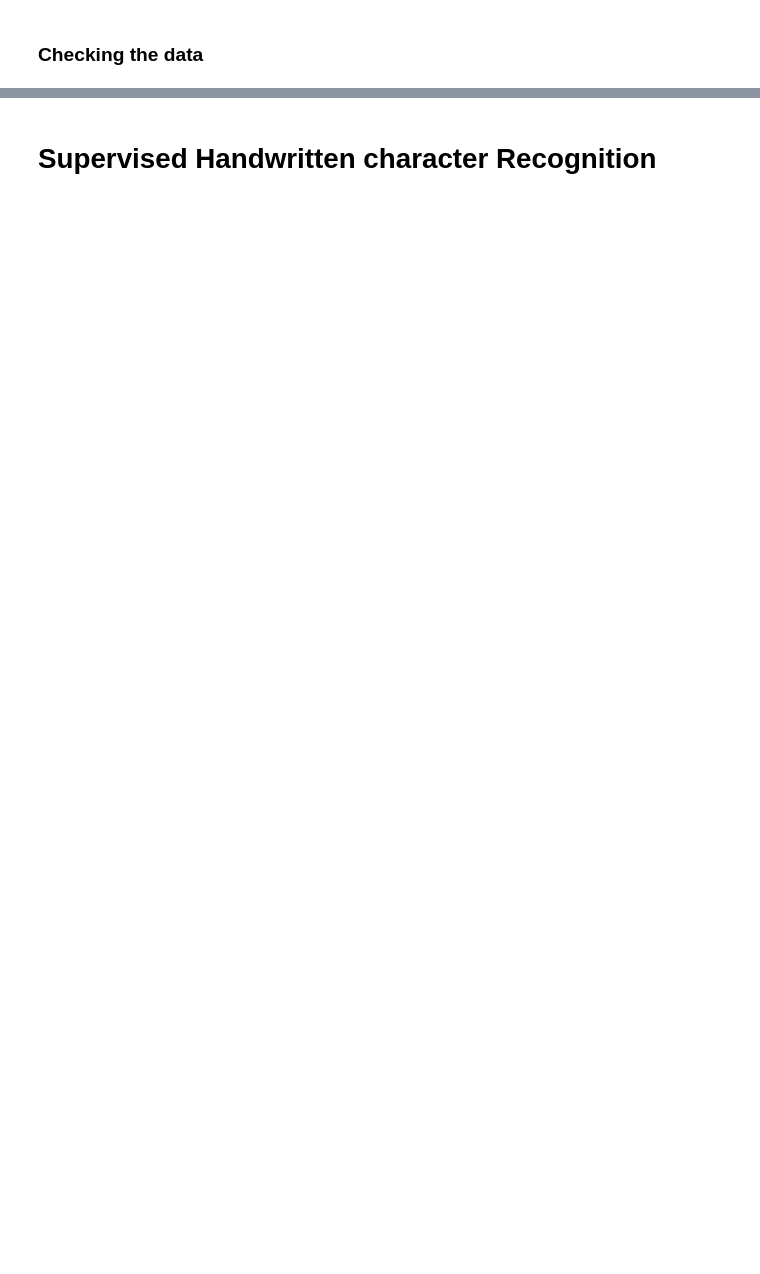
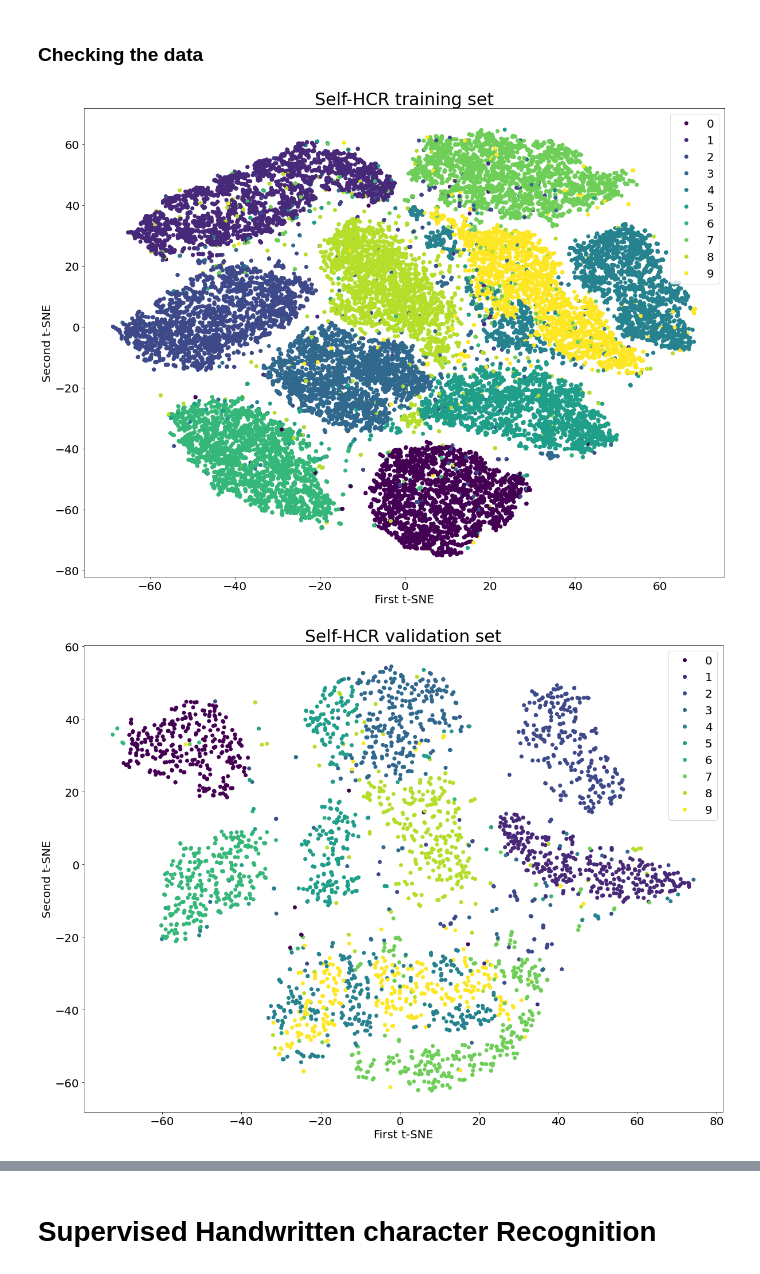
Before and after one commit to Lisa-dk/self-supervised-mnist, a Jupyter notebook: HTR_mwe.ipynb, the cells around one changed output, grey strips where cells are left out. Saved outputs shown, nothing was run; the diff lists cells and outputs as text; code cells hidden in the pictures; blank space fills up the shorter version.

Commit message:
Added augmentation, adjusted architecture, added tsne + class balance plots

```diff
--- a/HTR_mwe.ipynb
+++ b/HTR_mwe.ipynb
@@ -14,7 +14,7 @@ import imgaug.augmenters as iaa
 import random
 import cv2
 # %%
-aug = True
+aug = False
 plot = True if not aug else False
 # %%
 random_state = 42
@@ -133,11 +136,12 @@ if plot:
 	scatter = plt.scatter(x_train_tsne_results[:,0], x_train_tsne_results[:,1], c=np.argmax(y_train, axis=1))
 	handles, _ = scatter.legend_elements(prop='colors')
 	plt.legend(handles, np.unique(np.argmax(y_train[:10000], axis=1)), prop = { "size": 20 }, loc="upper right")
-	plt.title("Training set", fontsize=30)
+	plt.title("Self-HCR training set", fontsize=30)
 	plt.xlabel("First t-SNE", fontsize=20)
 	plt.ylabel("Second t-SNE", fontsize=20)
 	plt.yticks(fontsize=20)
 	plt.xticks(fontsize=20)
+	plt.savefig("./datavis/selfhcr_tr_tsne.png", dpi=300)
 	plt.show()
 
 	plt.rcParams['figure.figsize'] = [20, 15]
@@ -145,33 +149,39 @@ if plot:
 	scatter = plt.scatter(x_val_tsne_res[:,0], x_val_tsne_res[:,1], c=np.argmax(y_val, axis=1))
 	handles, _ = scatter.legend_elements(prop='colors')
 	plt.legend(handles, np.unique(np.argmax(y_train[:10000], axis=1)), prop = { "size": 20 })
-	plt.title("Validation set", fontsize=30)
+	plt.title("Self-HCR validation set", fontsize=30)
 	plt.xlabel("First t-SNE", fontsize=20)
 	plt.ylabel("Second t-SNE", fontsize=20)
 	plt.yticks(fontsize=20)
 	plt.xticks(fontsize=20)
+	plt.savefig("./datavis/selfhcr_val_tsne.png", dpi=300)
 	plt.show()
 
 	plt.rcParams['figure.figsize'] = [20, 15]
 	fig = plt.figure()
 	scatter = plt.scatter(gan_train_tsne_results[:,0], gan_train_tsne_results[:,1], c=np.argmax(gan_y_train, axis=1))
 	handles, _ = scatter.legend_elements(prop='colors')
 	plt.legend(handles, np.unique(np.argmax(y_train[:10000], axis=1)), prop = { "size": 20 })
-	plt.title("Training set", fontsize=30)
+	plt.title("GAN-HCR training set", fontsize=30)
 	plt.xlabel("First t-SNE", fontsize=20)
 	plt.ylabel("Second t-SNE", fontsize=20)
 	plt.yticks(fontsize=20)
 	plt.xticks(fontsize=20)
+	plt.savefig("./datavis/ganhcr_tr_tsne.png", dpi=300)
 	plt.show()
 
 	plt.rcParams['figure.figsize'] = [20, 15]
 	fig = plt.figure()
 	scatter = plt.scatter(gan_val_tsne_res[:,0], gan_val_tsne_res[:,1], c=np.argmax(gan_y_val, axis=1))
 	handles, _ = scatter.legend_elements(prop='colors')
 	plt.legend(handles, np.unique(np.argmax(y_train[:10000], axis=1)), prop = { "size": 20 })
-	plt.title("Validation set", fontsize=30)
+	plt.title("GAN-HCR validation set", fontsize=30)
 	plt.xlabel("First t-SNE", fontsize=20)
 	plt.ylabel("Second t-SNE", fontsize=20)
 	plt.yticks(fontsize=20)
 	plt.xticks(fontsize=20)
+	plt.savefig("./datavis/ganhcr_val_tsne.png", dpi=300)
 	plt.show()
+# %% [output]
+[figure, added]
+[figure, added]
```
Also changed, not shown: parts of 7 cells of this notebook.
